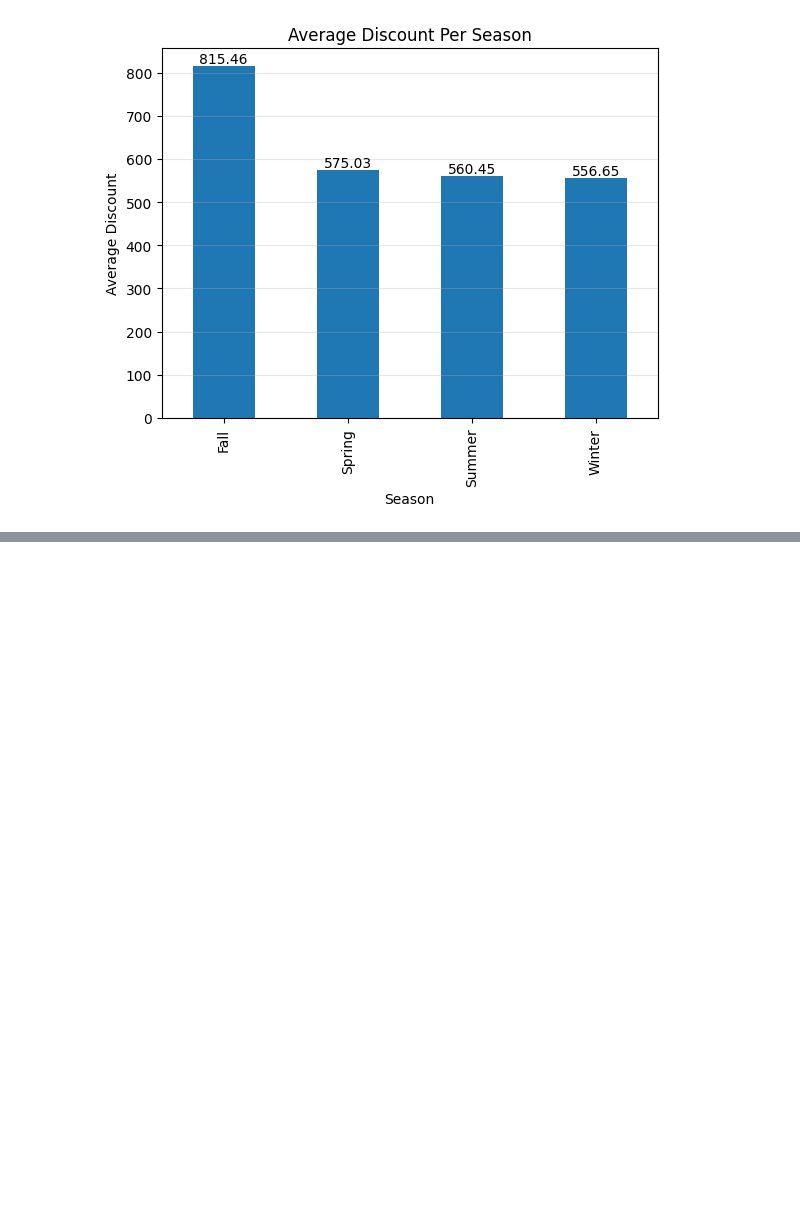
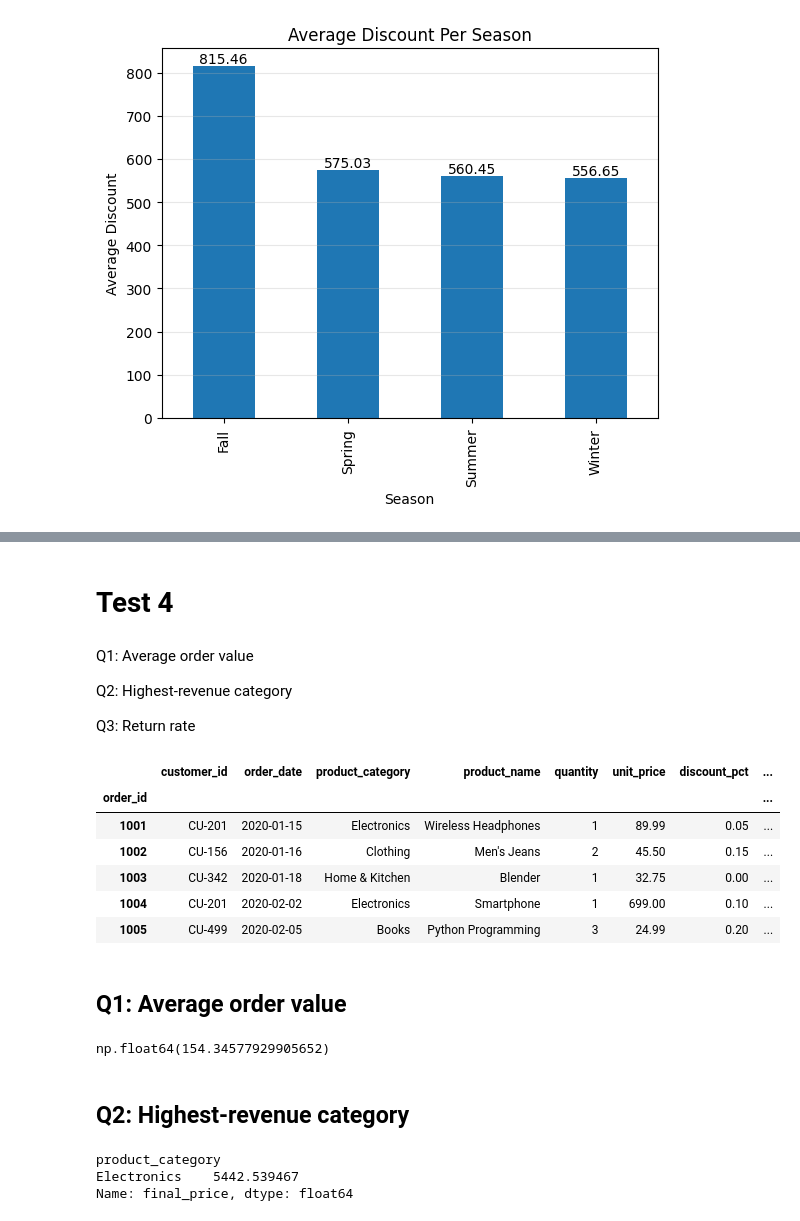
Before and after one commit to NooRMaseR/data_analysis_tutorial, a Jupyter notebook: ai_data_analysis_tests.ipynb, the cells around one changed output, grey strips where cells are left out. Drawn from its saved outputs; the diff is of its cells as text; code cells hidden in the pictures; blank space fills up the shorter version.

Commit message:
new tests
New Tests
Updated the `README.md` File

```diff
--- a/ai_data_analysis_tests.ipynb
+++ b/ai_data_analysis_tests.ipynb
@@ -731,0 +720,49 @@ df
+# %% [markdown]
+# Test 4
+# %% [markdown]
+Q1: Average order value
+
+Q2: Highest-revenue category
+
+Q3: Return rate
+# %%
+import pandas as pd
+df = pd.read_csv(
+    "./data/e_commerce.csv",
+    parse_dates=["order_date"],
+    dtype={
+        "discount_pct": 'float32',
+        "quantity": "int8",
+        "shipping_days": "int8",
+    },
+    true_values=["Yes"],
+    false_values=["No"],
+    index_col=0
+)
+df.head()
+# %% [output]
+|  | customer_id | order_date | product_category | product_name | quantity | unit_price | discount_pct | ... |
+| order_id |  |  |  |  |  |  |  | ... |
+| 1001 | CU-201 | 2020-01-15 | Electronics | Wireless Headphones | 1 | 89.99 | 0.05 | ... |
+| 1002 | CU-156 | 2020-01-16 | Clothing | Men's Jeans | 2 | 45.50 | 0.15 | ... |
+| 1003 | CU-342 | 2020-01-18 | Home & Kitchen | Blender | 1 | 32.75 | 0.00 | ... |
+| 1004 | CU-201 | 2020-02-02 | Electronics | Smartphone | 1 | 699.00 | 0.10 | ... |
+| 1005 | CU-499 | 2020-02-05 | Books | Python Programming | 3 | 24.99 | 0.20 | ... |
+# %% [markdown]
+## Q1: Average order value
+# %%
+values = (df['quantity'] * df["unit_price"])
+after_discount = (values * (1 - df['discount_pct']))
+df.insert(7, 'final_price', after_discount)
+df.head()
+after_discount.mean()
+# %% [output]
+np.float64(154.34577929905652)
+# %% [markdown]
+## Q2: Highest-revenue category
+# %%
+df.groupby("product_category")['final_price'].sum().nlargest(1)
+# %% [output]
+product_category
+Electronics    5442.539467
+Name: final_price, dtype: float64
```
Also changed, not shown: parts of 4 cells of this notebook, 3 other files.
